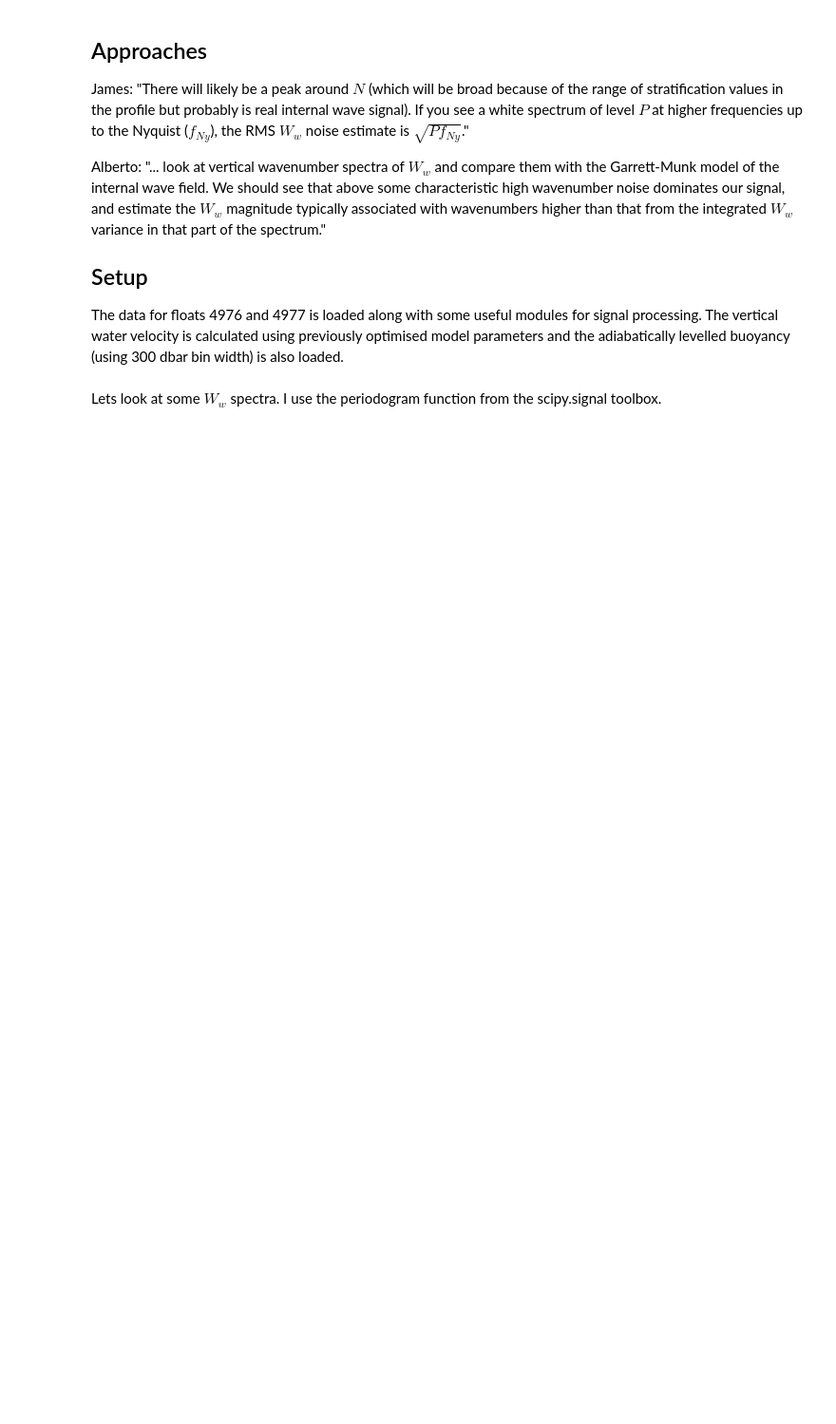
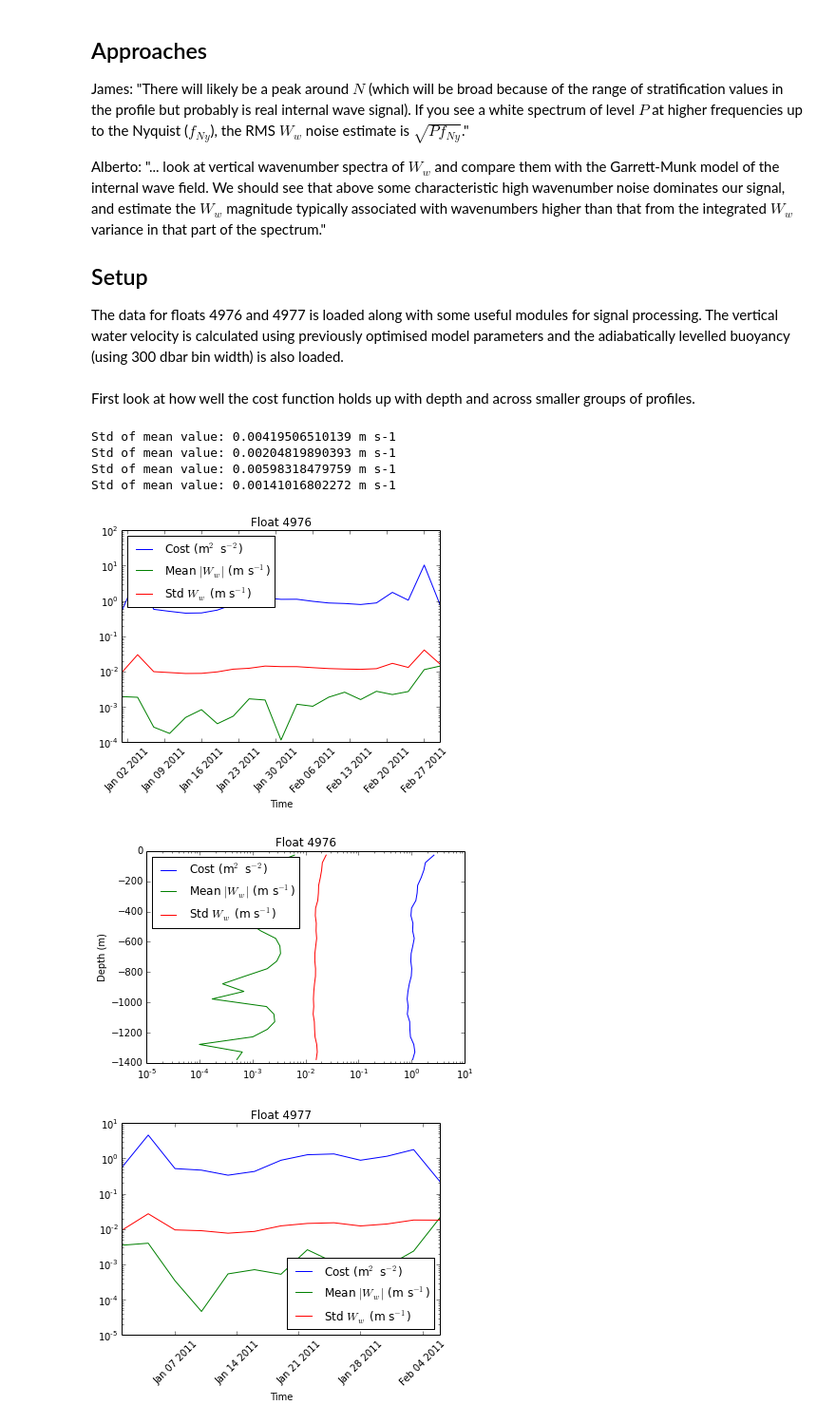
Before and after one commit to jessecusack/DIMES_lee_wave_analysis, a Jupyter notebook: python/W_error_analysis.ipynb, the cells around one changed output. Shown: that part at 95% size. Cells and saved outputs as stored; diff of their text form; code cells hidden in the pictures; blank space fills up the shorter version.

```diff
--- a/python/W_error_analysis.ipynb
+++ b/python/W_error_analysis.ipynb
@@ -46,5 +46,68 @@ except NameError:
             setattr(Float, 'N2_ref', N2_ref)
             setattr(Float, 'strain_z', (Float.N2 - N2_ref)/N2_ref)
             Float.update_profiles()
-# %% [markdown]
-Lets look at some $W_w$ spectra. I use the periodogram function from the scipy.signal toolbox.
+# %% [markdown]
+First look at how well the cost function holds up with depth and across smaller groups of profiles.
+# %%
+import mat2py as m2p
+
+# Look over all profiles.
+hpids = np.arange(1,1000)
+
+for Float in [E76, E77]:
+
+    __, Ww = Float.get_timeseries(hpids, 'rWw')  # Water velocity from model
+    __, z = Float.get_timeseries(hpids, 'rz')  # Depth
+    __, UTC = Float.get_timeseries(hpids, 'rUTC')  # Time
+
+    # 3 day bins.
+    tbins = np.arange(UTC[0], UTC[-1], 3)
+    # 50m depth bins
+    zbins = np.arange(-1500, 0, 50)
+
+    # bin data
+    tidxs = np.digitize(UTC, tbins)
+    zidxs = np.digitize(z, zbins)
+
+    tN = len(tbins)
+    zN = len(zbins)
+
+    ## Calculate stats.
+    # 3 day.
+    UTC_mean = np.array([np.nanmean(UTC[tidxs == i]) for i in xrange(1, tN+1)])
+    cost = np.array([np.nansum(Ww[tidxs == i]**2) for i in xrange(1, tN+1)])
+    Ww_mean = np.array([np.nanmean(Ww[tidxs == i]) for i in xrange(1, tN+1)])
+    Ww_std = np.array([np.nanstd(Ww[tidxs == i]) for i in xrange(1, tN+1)])
+
+    time = m2p.datenum_to_datetime(UTC_mean)
+
+    plt.figure()
+    plt.semilogy(time, cost, time, np.abs(Ww_mean), time, Ww_std)
+    plt.title("Float {}".format(Float.floatID))
+    plt.xlabel('Time')
+    plt.xticks(rotation=45)
+    plt.legend(['Cost (m$^2$ s$^{-2}$)', 'Mean $|W_w|$ (m s$^{-1}$)', 'Std $W_w$ (m s$^{-1}$)'], loc=0)
+
+    print("Std of mean value: {} m s-1".format(np.nanstd(Ww_mean)))
+
+    # 50 m.
+    z_mean = np.array([np.nanmean(z[zidxs == i]) for i in xrange(1, zN+1)])
+    cost = np.array([np.nansum(Ww[zidxs == i]**2) for i in xrange(1, zN+1)])
+    Ww_mean = np.array([np.nanmean(Ww[zidxs == i]) for i in xrange(1, zN+1)])
+    Ww_std = np.array([np.nanstd(Ww[zidxs == i]) for i in xrange(1, zN+1)])
+
+    plt.figure()
+    plt.semilogx(cost, z_mean, np.abs(Ww_mean), z_mean, Ww_std, z_mean)
+    plt.title("Float {}".format(Float.floatID))
+    plt.ylabel('Depth (m)')
+    plt.legend(['Cost (m$^2$ s$^{-2}$)', 'Mean $|W_w|$ (m s$^{-1}$)', 'Std $W_w$ (m s$^{-1}$)'], loc=0)
+
+    print("Std of mean value: {} m s-1".format(np.nanstd(Ww_mean)))
+# %% [output]
+Std of mean value: 0.00419506510139 m s-1
+Std of mean value: 0.00204819890393 m s-1
+Std of mean value: 0.00598318479759 m s-1
+Std of mean value: 0.00141016802272 m s-1
+[figure, added]
+[figure, added]
+[figure, added]
```
Also changed, not shown: parts of 4 cells of this notebook.
